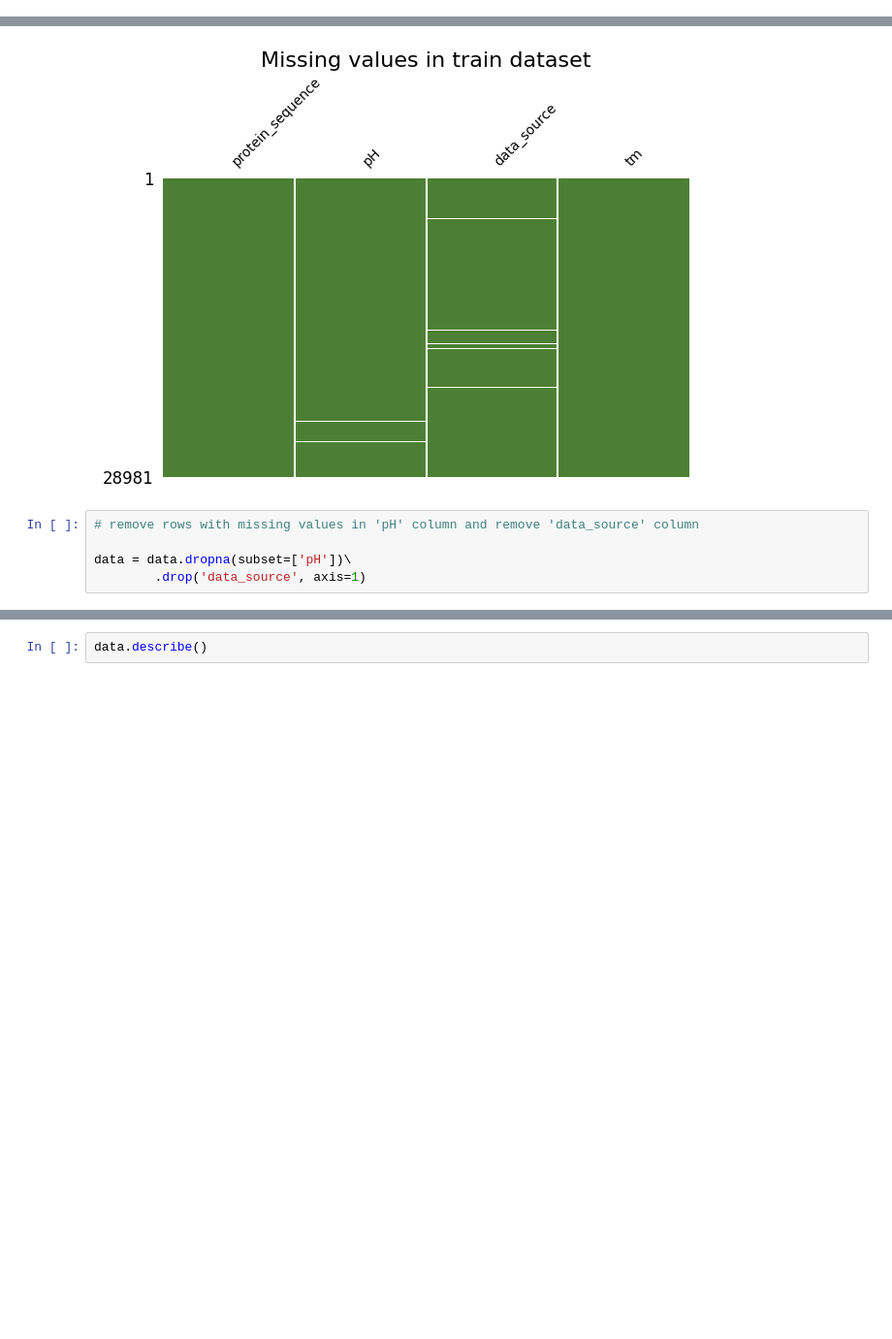
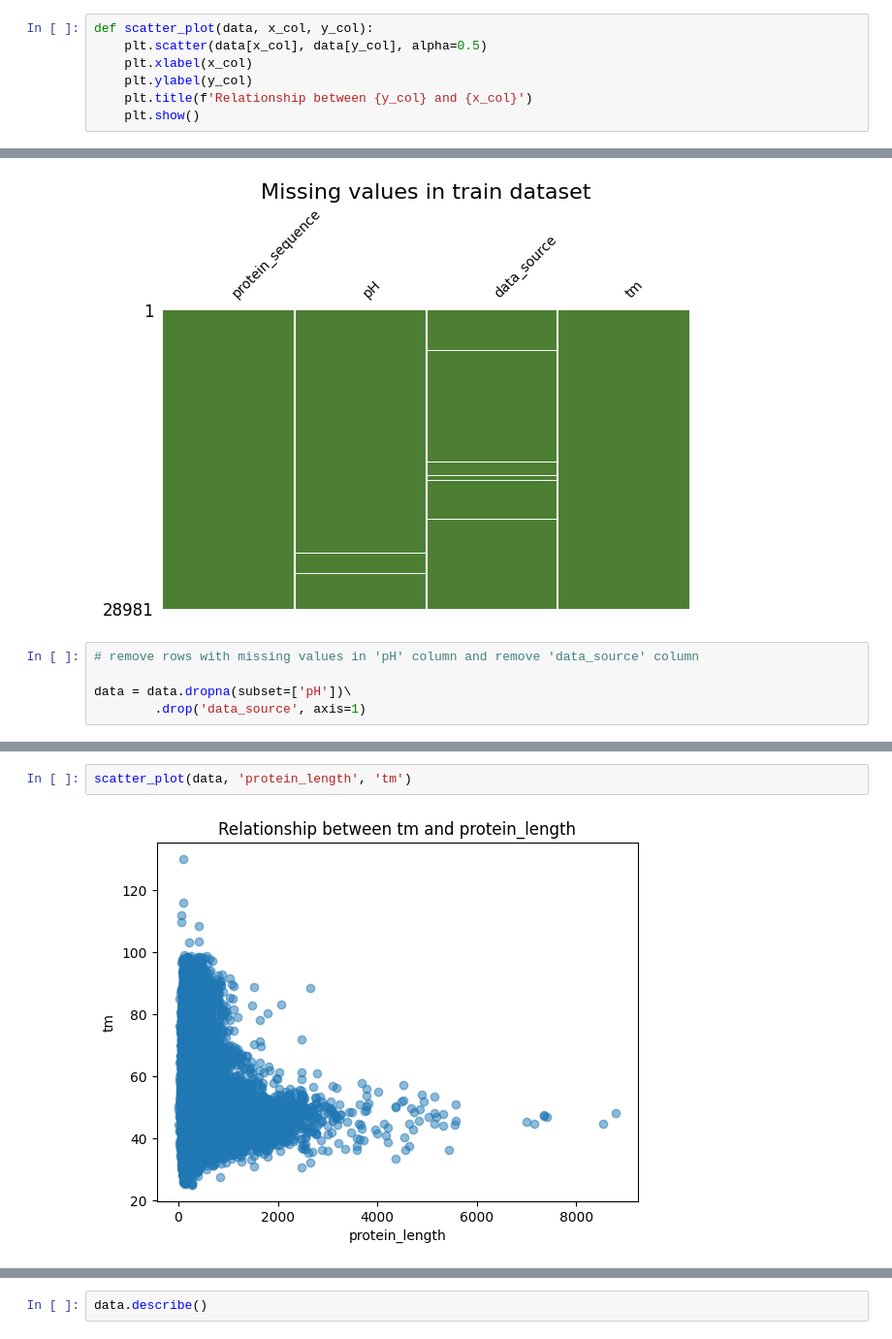
Before and after one commit to michalinahulak/Enzyme_Stability, a Jupyter notebook: Enzyme_Stability_Prediction.ipynb, the cells around one changed output, grey strips where cells are left out. Shown at 97% size. Drawn from its saved outputs; the diff is of its cells as text; blank space fills up the shorter version.

```diff
--- a/Enzyme_Stability_Prediction.ipynb
+++ b/Enzyme_Stability_Prediction.ipynb
@@ -93,0 +110,7 @@ from PIL import Image
+# %%
+def scatter_plot(data, x_col, y_col):
+    plt.scatter(data[x_col], data[y_col], alpha=0.5)
+    plt.xlabel(x_col)
+    plt.ylabel(y_col)
+    plt.title(f'Relationship between {y_col} and {x_col}')
+    plt.show()
@@ -182,0 +255,4 @@ data = data.dropna(subset=['pH'])\
+# %%
+scatter_plot(data, 'protein_length', 'tm')
+# %% [output]
+[figure, added]
```
Also changed, not shown: parts of 72 cells of this notebook.
